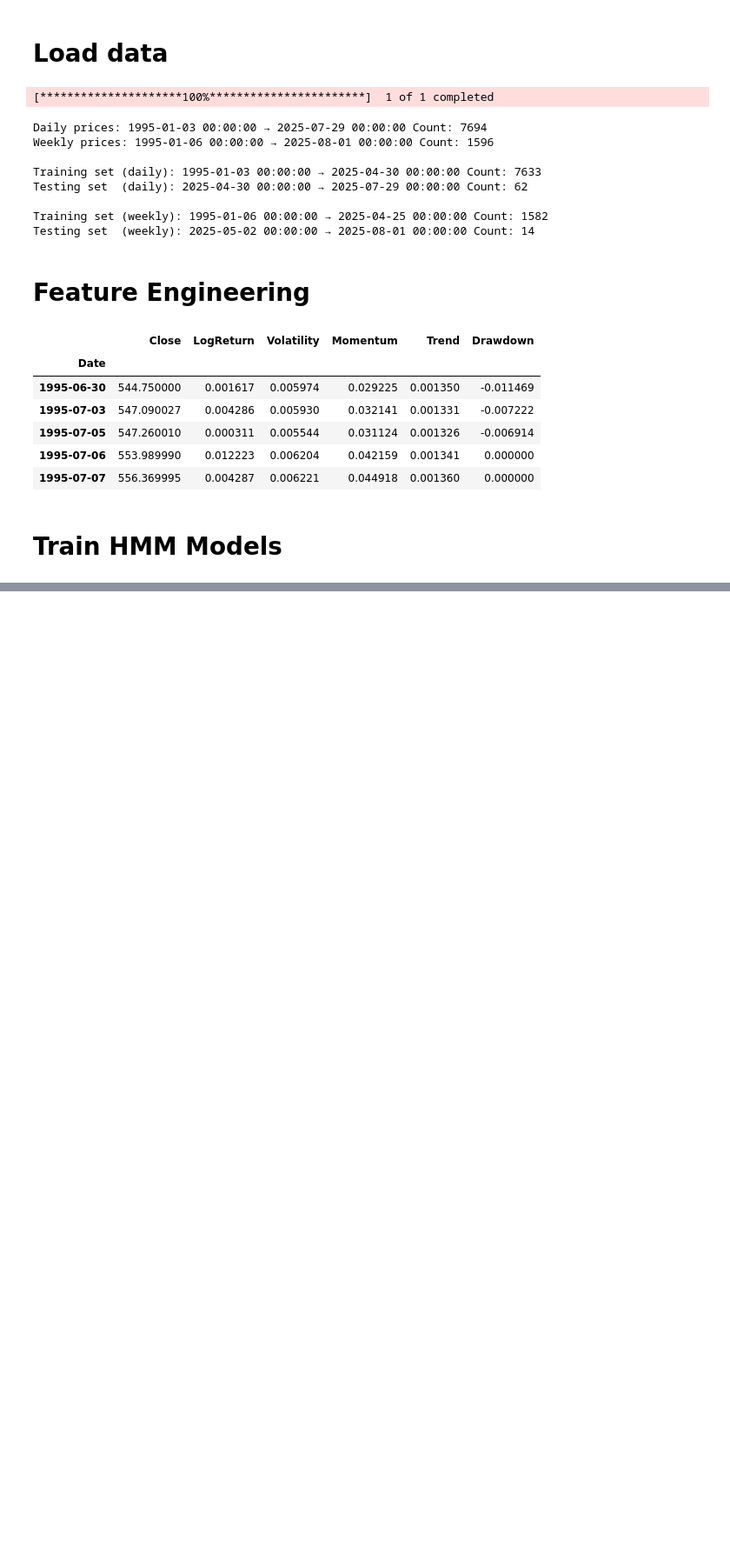
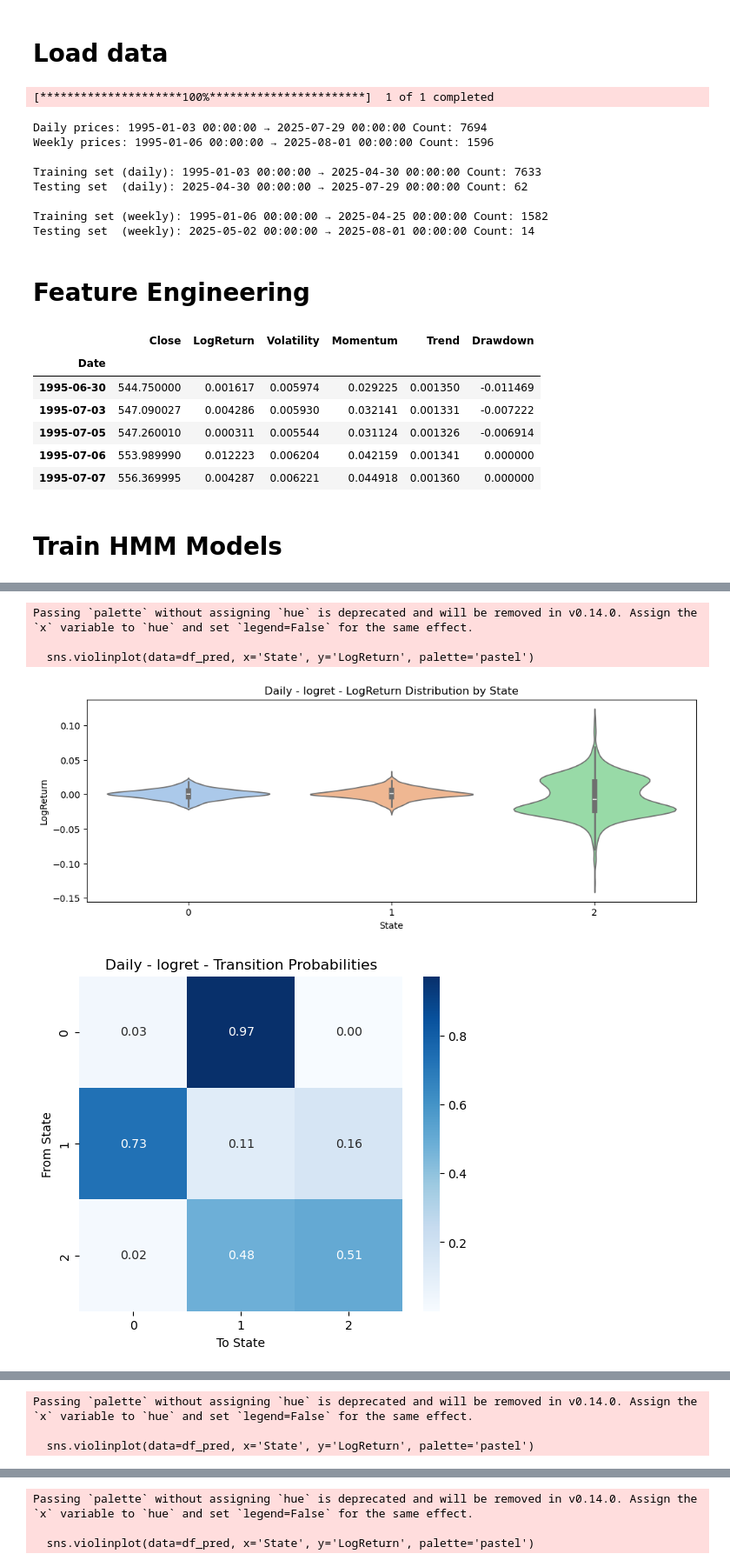
Before and after one commit to kgiannako/sp500-volatility-regime-hmm, a Jupyter notebook: notebooks/02_multi_feature_hmm.ipynb, the cells around one changed output, grey strips where cells are left out. Shown at 87% size. Drawn from its saved outputs; the diff is of its cells as text; code cells hidden in the pictures; blank space fills up the shorter version.

Commit message:
training hmms an visuals

```diff
--- a/notebooks/02_multi_feature_hmm.ipynb
+++ b/notebooks/02_multi_feature_hmm.ipynb
@@ -226,6 +308,15 @@ feature_sets = {
     'logret_vol_mom_trend': ['LogReturn', 'Volatility', 'Momentum', 'Trend'],
     'logret_vol_mom_trend_dd': ['LogReturn', 'Volatility', 'Momentum', 'Trend', 'Drawdown']
 }
+# %%
+def train_hmm_models(train_df, feature_sets, n_states=3):
+    models = {}
+    for name, features in feature_sets.items():
+        X = train_df[features].dropna()
+        model = GaussianHMM(n_components=n_states, covariance_type='full', random_state=23)
+        model.fit(X)
+        models[name] = model
+    return models
 # %%
 # Train daily models
 daily_models = train_hmm_models(daily_features_train, feature_sets, n_states=3)
@@ -234,0 +351,65 @@ weekly_models = train_hmm_models(weekly_features_train, feature_sets, n_states=3
+# %%
+import matplotlib.pyplot as plt
+import seaborn as sns
+import numpy as np
+import pandas as pd
+
+def plot_model_analysis(model_name, model, features_df, feature_list):
+    # --- Predict states ---
+    X = features_df[feature_list].dropna()
+    states = model.predict(X)
+
+    df_pred = features_df.loc[X.index].copy()
+    df_pred['State'] = states
+
+    # --- Violin plot of log returns by regime ---
+    plt.figure(figsize=(12, 4))
+    sns.violinplot(data=df_pred, x='State', y='LogReturn', palette='pastel')
+    plt.title(f"{model_name} - LogReturn Distribution by State")
+    plt.show()
+
+    # --- Transition probability matrix ---
+    trans_matrix = model.transmat_
+    plt.figure(figsize=(6, 5))
+    sns.heatmap(trans_matrix, annot=True, fmt=".2f", cmap="Blues")
+    plt.title(f"{model_name} - Transition Probabilities")
+    plt.xlabel("To State")
+    plt.ylabel("From State")
+    plt.show()
+
+    # --- Regime duration histogram ---
+    durations = []
+    current_state = None
+    current_len = 0
+    for s in states:
+        if s == current_state:
+            current_len += 1
+        else:
+            if current_state is not None:
+                durations.append((current_state, current_len))
+            current_state = s
+            current_len = 1
+    durations.append((current_state, current_len))
+
+    durations_df = pd.DataFrame(durations, columns=['State', 'Duration'])
+    plt.figure(figsize=(10, 4))
+    sns.histplot(data=durations_df, x='Duration', hue='State', multiple='stack', palette='pastel')
+    plt.axvline(durations_df['Duration'].mean(), color='red', linestyle='--', label=f"Mean: {durations_df['Duration'].mean():.1f}")
+    plt.axvline(durations_df['Duration'].median(), color='green', linestyle='--', label=f"Median: {durations_df['Duration'].median():.1f}")
+    plt.title(f"{model_name} - Regime Duration")
+    plt.legend()
+    plt.show()
+
+# --- Run for all daily models ---
+for name, model in daily_models.items():
+    plot_model_analysis(f"Daily - {name}", model, daily_features_train, feature_sets[name])
+
+# --- Run for all weekly models ---
+for name, model in weekly_models.items():
+    plot_model_analysis(f"Weekly - {name}", model, weekly_features_train, feature_sets[name])
+# %% [output]
+Passing `palette` without assigning `hue` is deprecated and will be removed in v0.14.0. Assign the `x` variable to `hue` and set `legend=False` for the same effect.
+
+  sns.violinplot(data=df_pred, x='State', y='LogReturn', palette='pastel')
+[figure, added]
+[figure, added]
@@ -234,0 +417,3 @@ weekly_models = train_hmm_models(weekly_features_train, feature_sets, n_states=3
+Passing `palette` without assigning `hue` is deprecated and will be removed in v0.14.0. Assign the `x` variable to `hue` and set `legend=False` for the same effect.
+
+  sns.violinplot(data=df_pred, x='State', y='LogReturn', palette='pastel')
@@ -234,0 +423,3 @@ weekly_models = train_hmm_models(weekly_features_train, feature_sets, n_states=3
+Passing `palette` without assigning `hue` is deprecated and will be removed in v0.14.0. Assign the `x` variable to `hue` and set `legend=False` for the same effect.
+
+  sns.violinplot(data=df_pred, x='State', y='LogReturn', palette='pastel')
```
Also changed, not shown: parts of 6 cells of this notebook.
